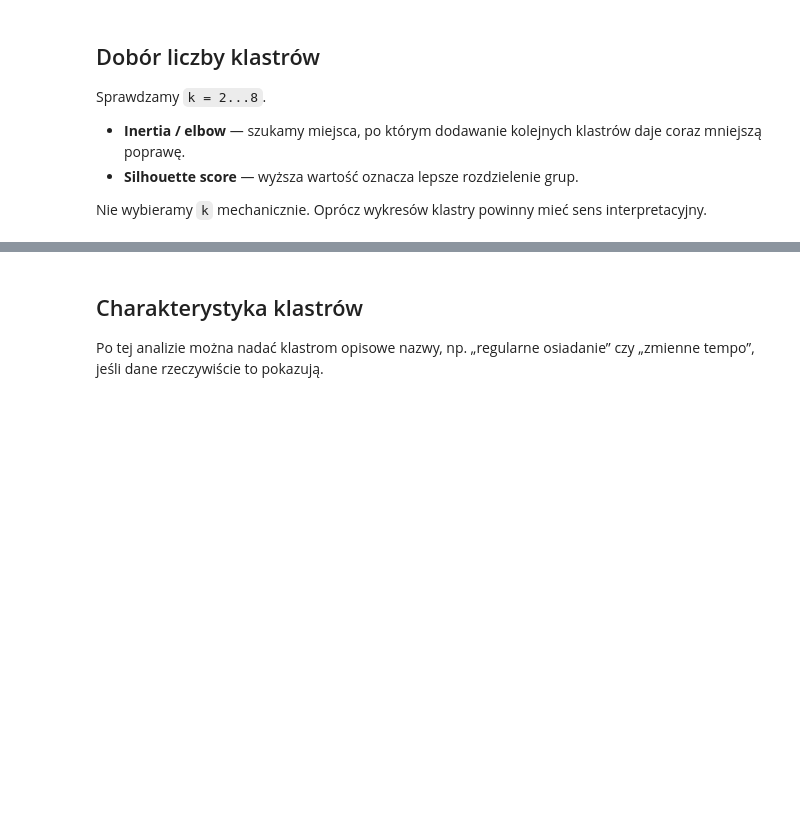
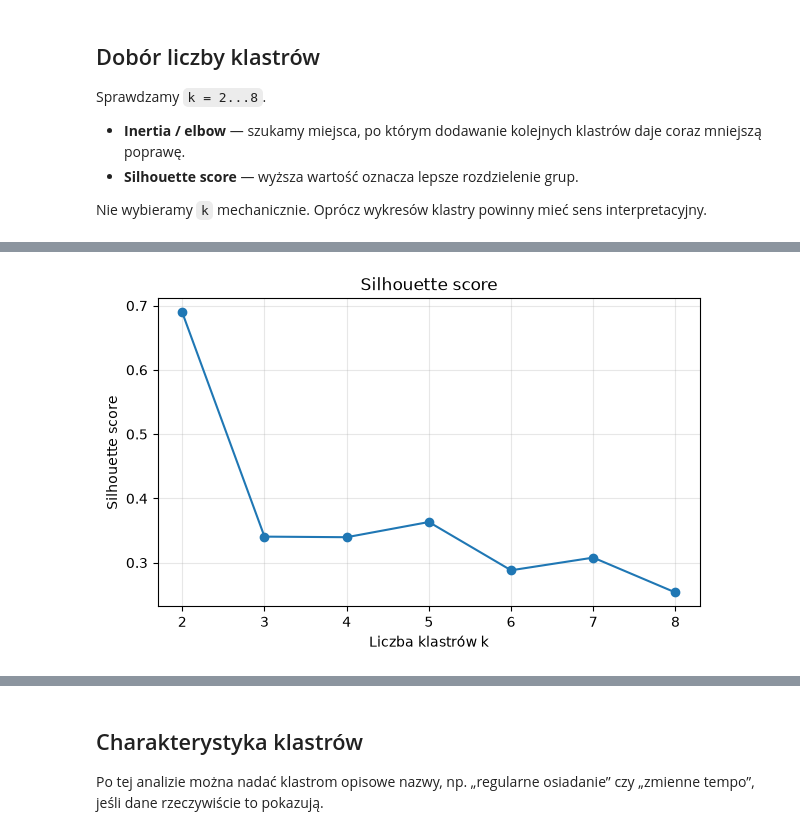
Before and after one commit to mwiktorowicz/EGSM_Tur-w, a Jupyter notebook: EGMS/EGMS_analysis_pipeline.ipynb, the cells around one changed output, grey strips where cells are left out. Cells and saved outputs as stored; diff of their text form; code cells hidden in the pictures; blank space fills up the shorter version.

```diff
--- a/EGMS/EGMS_analysis_pipeline.ipynb
+++ b/EGMS/EGMS_analysis_pipeline.ipynb
@@ -34,7 +36,7 @@ from sklearn.cluster import KMeans
 from sklearn.metrics import silhouette_score
 from sklearn.decomposition import PCA
 # %%
-df = pd.read_csv("EGMS_Bytom.csv")
+df = pd.read_csv("EGMS_Turow_U.csv")
 
 df = df.rename(columns={
     "height_ort": "height_ortho",
@@ -469,0 +564,13 @@ plt.show()
+# %%
+# Silhouette score dla tych samych wartości k
+silhouettes = []
+
+for k in ks:
+    km = KMeans(n_clusters=k, n_init=20, random_state=42)
+    labels = km.fit_predict(X_scaled)
+
+    silhouettes.append(silhouette_score(X_scaled, labels))
+
+results_k["silhouette"] = silhouettes
+
+results_k.round(3)
@@ -470,2 +586,12 @@ plt.show()
+# %%
+plt.figure(figsize=(7, 4))
+plt.plot(results_k["k"], results_k["silhouette"], marker="o")
+plt.xlabel("Liczba klastrów k")
+plt.ylabel("Silhouette score")
+plt.title("Silhouette score")
+plt.grid(alpha=0.3)
+plt.show()
+# %% [output]
+[figure, added]
 # %% [markdown]
 ### Wybierz `k`
```
Also changed, not shown: parts of 29 cells of this notebook, 5 other files.
